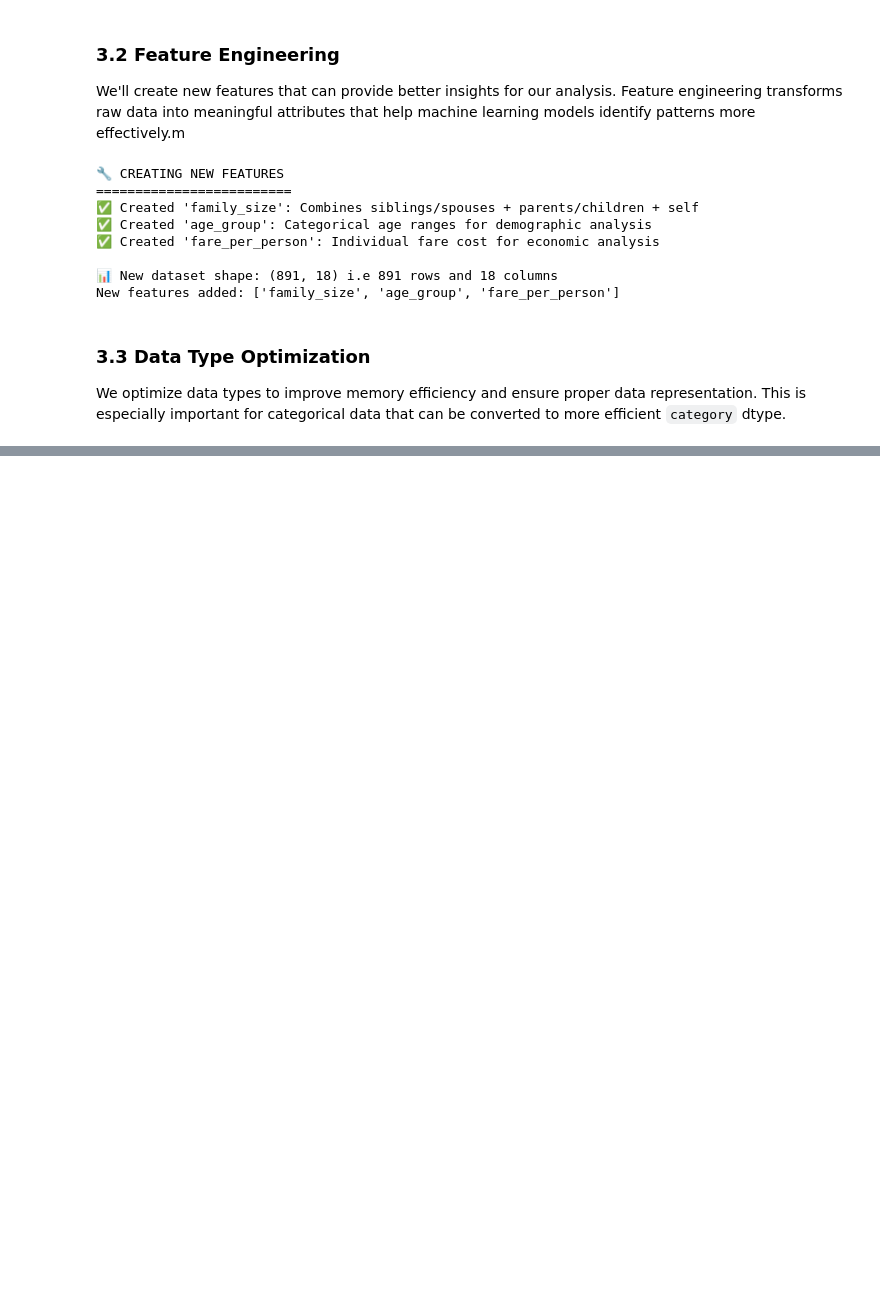
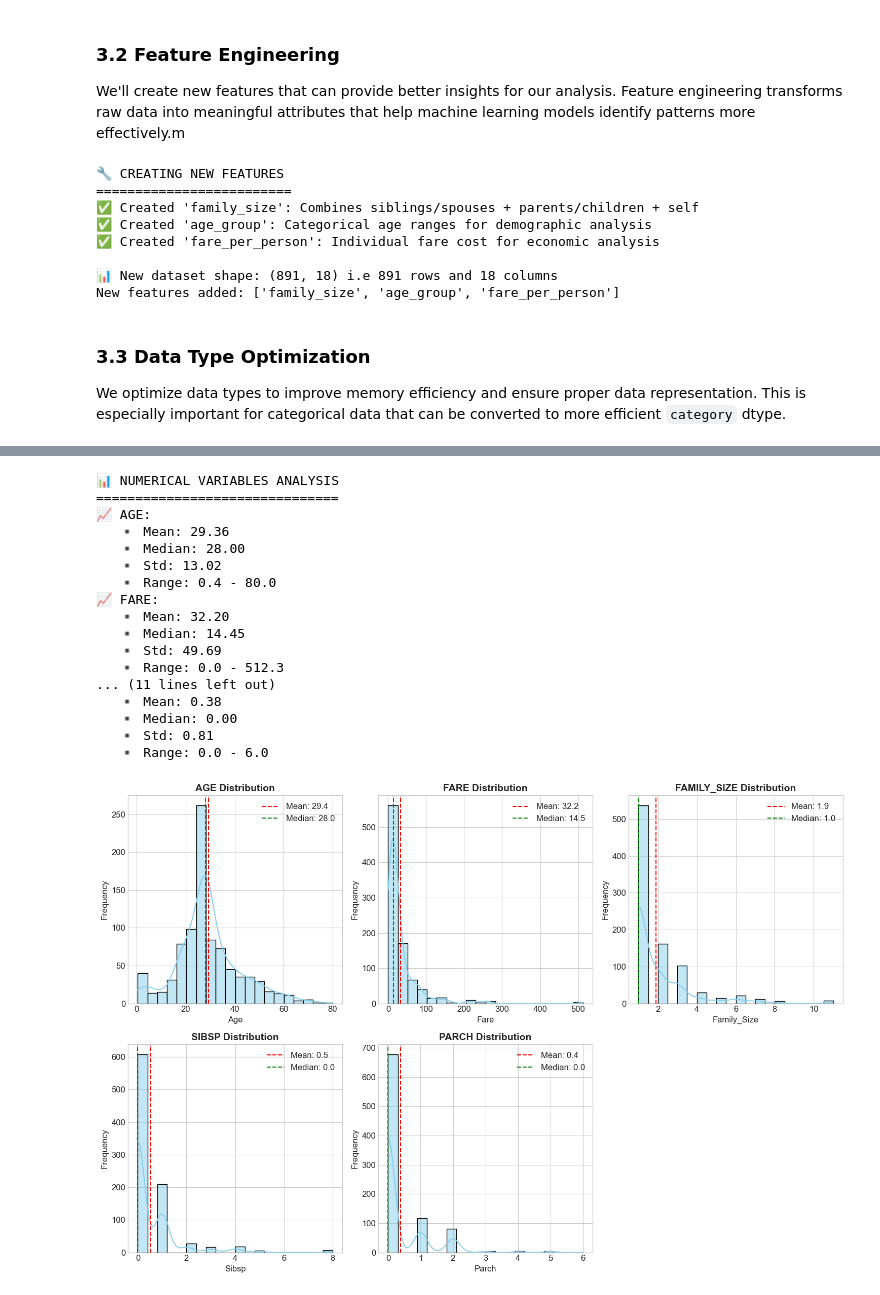
Before and after one commit to profadept/titanic-survival-analysis, a Jupyter notebook: notebooks/titanic-survival-analysis.ipynb, the cells around one changed output, grey strips where cells are left out. Saved outputs shown, nothing was run; the diff lists cells and outputs as text; code cells hidden in the pictures; blank space fills up the shorter version.

```diff
--- a/notebooks/titanic-survival-analysis.ipynb
+++ b/notebooks/titanic-survival-analysis.ipynb
@@ -398,0 +570,56 @@ print(f"🚀 Ready for Exploratory Data Analysis")
+# %%
+print("📊 NUMERICAL VARIABLES ANALYSIS")
+print("=" * 31)
+
+# Select key numerical variables for analysis
+numerical_vars = ['age', 'fare', 'family_size', 'sibsp', 'parch']
+
+# Create subplots for numerical distributions
+fig, axes = plt.subplots(2, 3, figsize=(15, 10))
+axes = axes.ravel()
+
+for i, var in enumerate(numerical_vars):
+    # Create histogram with KDE
+    sns.histplot(data=df, x=var, ax=axes[i], kde=True, bins=20, color='skyblue')
+    axes[i].set_title(f'{var.upper()} Distribution', fontsize=14, fontweight='bold')
+    axes[i].set_xlabel(var.title(), fontsize=12)
+    axes[i].set_ylabel('Frequency', fontsize=12)
+
+    # Add statistical annotations
+    mean_val = df[var].mean()
+    median_val = df[var].median()
+    axes[i].axvline(mean_val, color='red', linestyle='--', label=f'Mean: {mean_val:.1f}')
+    axes[i].axvline(median_val, color='green', linestyle='--', label=f'Median: {median_val:.1f}')
+    axes[i].legend()
+
+    print(f"📈 {var.upper()}:")
+    print(f"   ▪️ Mean: {mean_val:.2f}")
+    print(f"   ▪️ Median: {median_val:.2f}")
+    print(f"   ▪️ Std: {df[var].std():.2f}")
+    print(f"   ▪️ Range: {df[var].min():.1f} - {df[var].max():.1f}")
+
+# Hide the empty subplot
+axes[5].set_visible(False)
+
+plt.tight_layout()
+plt.savefig('../figures/numerical_distributions.png', dpi=300, bbox_inches='tight')
+plt.show()
+# %% [output]
+📊 NUMERICAL VARIABLES ANALYSIS
+===============================
+📈 AGE:
+   ▪️ Mean: 29.36
+   ▪️ Median: 28.00
+   ▪️ Std: 13.02
+   ▪️ Range: 0.4 - 80.0
+📈 FARE:
+   ▪️ Mean: 32.20
+   ▪️ Median: 14.45
+   ▪️ Std: 49.69
+   ▪️ Range: 0.0 - 512.3
+... (11 lines left out)
+   ▪️ Mean: 0.38
+   ▪️ Median: 0.00
+   ▪️ Std: 0.81
+   ▪️ Range: 0.0 - 6.0
+[figure, added]
```
Also changed, not shown: parts of 18 cells of this notebook.
